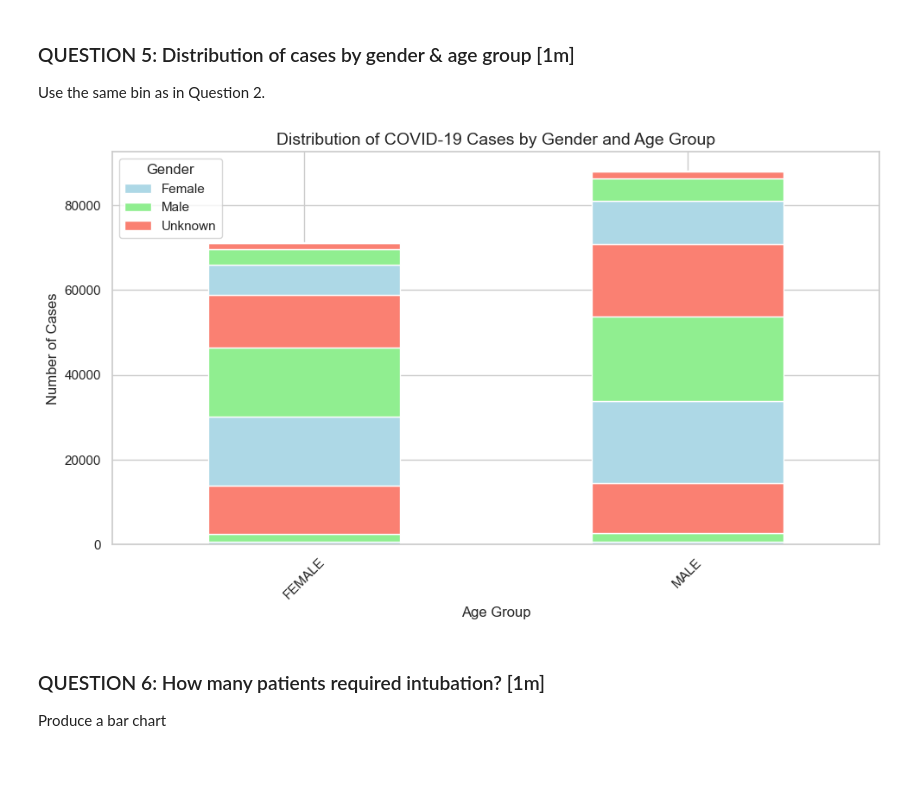
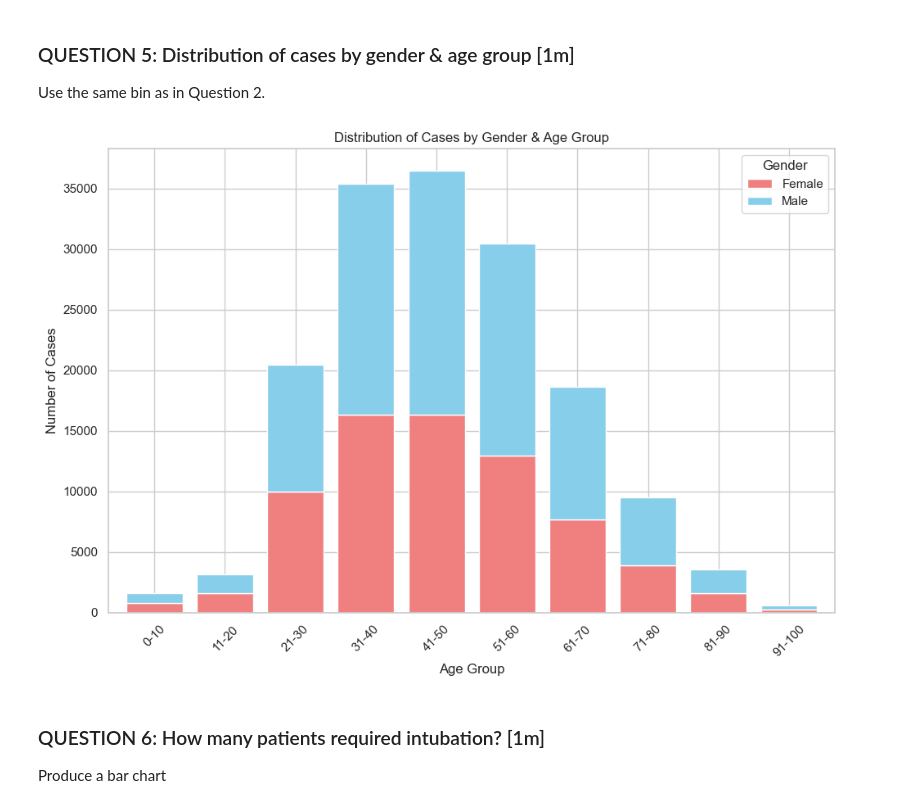
Before and after one commit to ann3i99/qaynatishania-patient-analysis, a Jupyter notebook: Questioins.ipynb, the cells around one changed output. Cells and saved outputs as stored; diff of their text form; code cells hidden in the pictures; blank space fills up the shorter version.

```diff
--- a/Questioins.ipynb
+++ b/Questioins.ipynb
@@ -217,26 +217,37 @@ plt.show()
 ### QUESTION 5: Distribution of cases by gender & age group [1m]
 
 Use the same bin as in Question 2.
-# %%
-# your codes here...
-# Grouping the data by SEX and Age Group
-gender_age_distribution = analysis.groupby(["SEX", "Age Group"]).size().unstack()
-
-# Plotting the stacked bar chart
-gender_age_distribution.plot(kind='bar', stacked=True, figsize=(10,6), color=['lightblue', 'lightgreen', 'salmon'])
-
-# Adding titles and labels
-plt.title("Distribution of COVID-19 Cases by Gender and Age Group", fontsize=14)
-plt.xlabel("Age Group", fontsize=12)
-plt.ylabel("Number of Cases", fontsize=12)
-
-# Display the plot
-plt.xticks(rotation=45)
-plt.tight_layout()
-plt.legend(title="Gender", labels=["Female", "Male", "Unknown"])
-plt.show()
-# %% [output]
-[figure, removed]
+# %%
+import pandas as pd
+import seaborn as sns
+import matplotlib.pyplot as plt
+
+# Assuming the data is already loaded in `df`
+# First, categorize the AGE column if not done already
+bins = [0, 10, 20, 30, 40, 50, 60, 70, 80, 90, 100]
+labels = ["0-10", "11-20", "21-30", "31-40", "41-50", "51-60", "61-70", "71-80", "81-90", "91-100"]
+
+# Create a new Age Group column
+df['Age Group'] = pd.cut(df['AGE'], bins=bins, labels=labels, right=False)
+
+# Group by Age Group and SEX (gender), and count the cases
+gender_age_group_distribution = df.groupby(['Age Group', 'SEX']).size().unstack(fill_value=0)
+
+# Plotting the stacked bar chart
+gender_age_group_distribution.plot(kind='bar', stacked=True, figsize=(10, 7), color=['lightcoral', 'skyblue'], width=0.8)
+
+# Add labels and title
+plt.title('Distribution of Cases by Gender & Age Group')
+plt.xlabel('Age Group')
+plt.ylabel('Number of Cases')
+plt.xticks(rotation=45)
+plt.legend(title='Gender', labels=['Female', 'Male'])
+plt.tight_layout()
+
+# Show the plot
+plt.show()
+# %% [output]
+[figure, added]
 # %% [markdown]
 ### QUESTION 6: How many patients required intubation? [1m]
 
```
